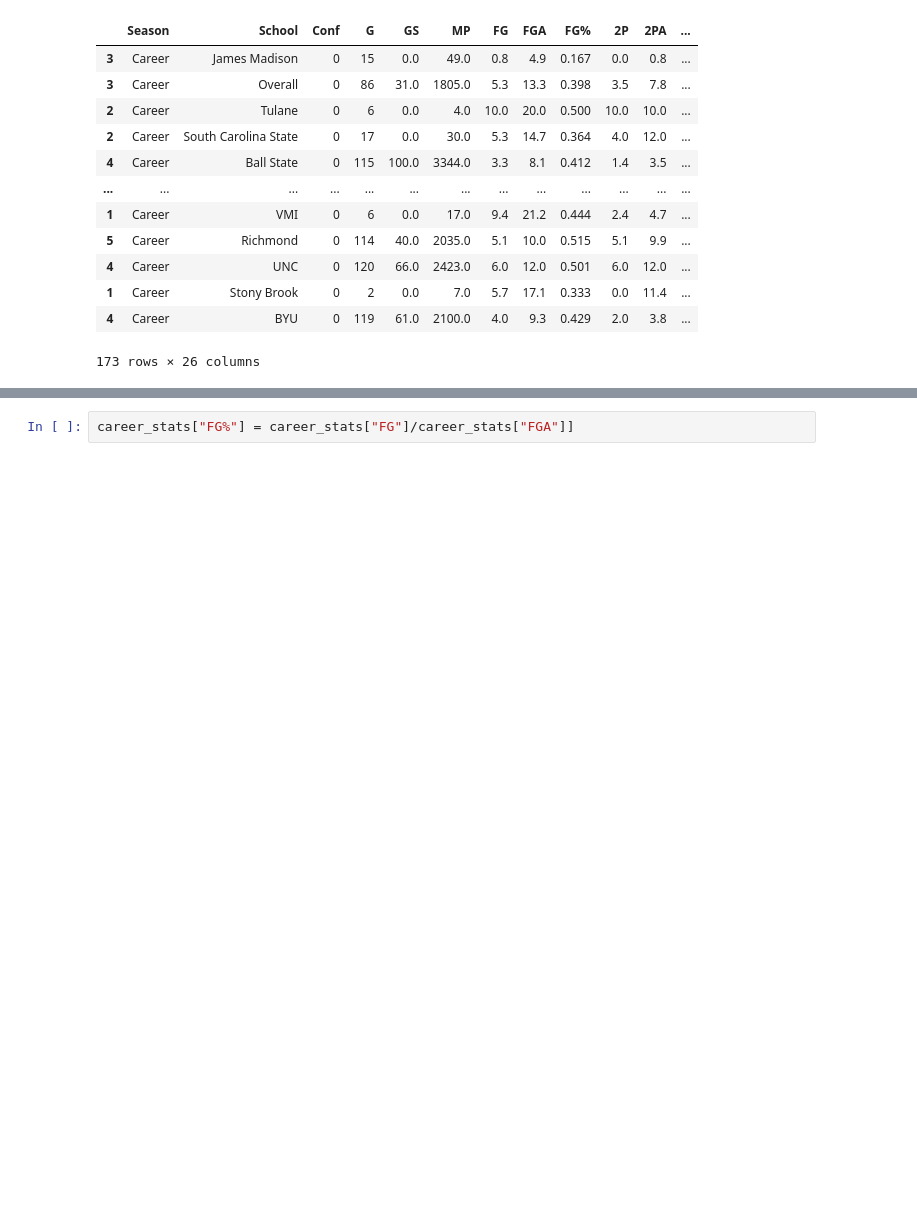
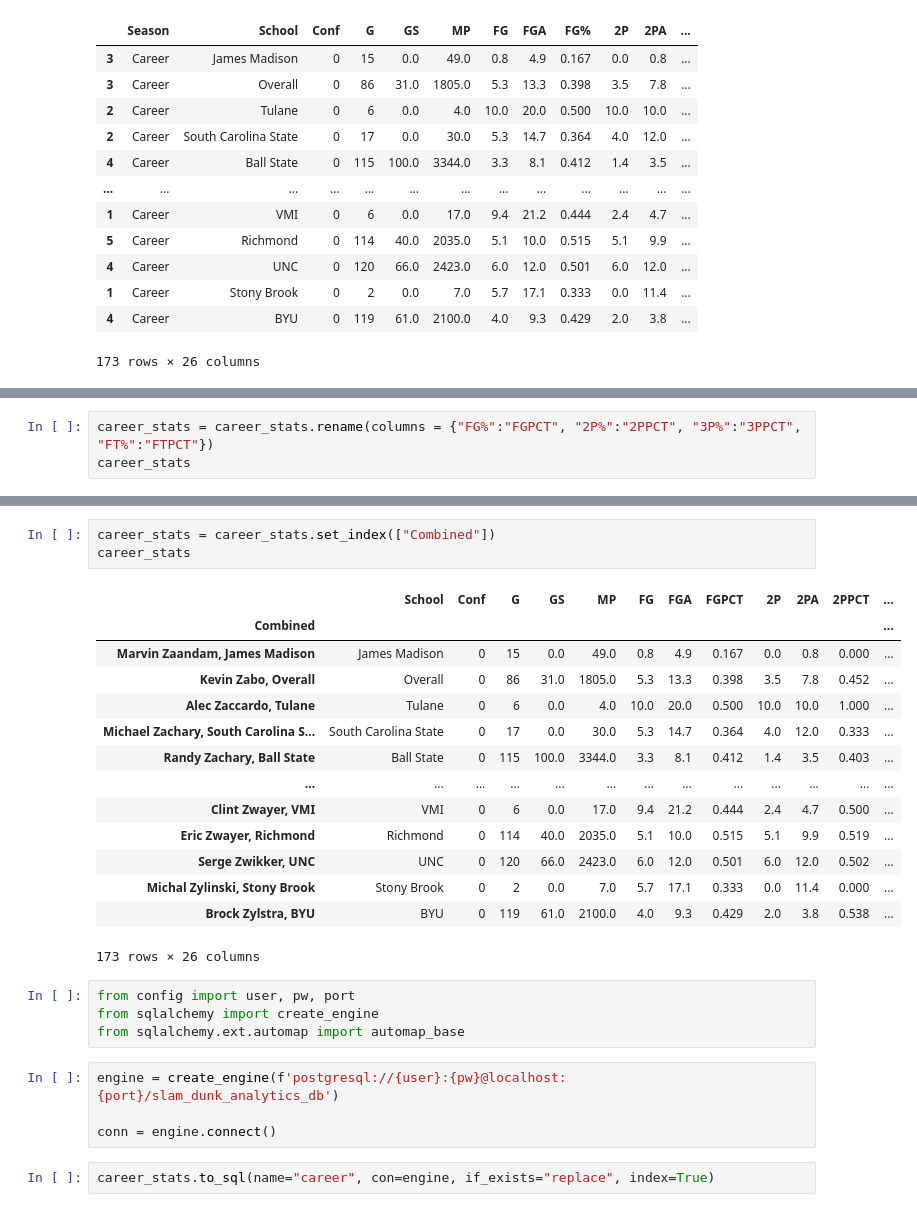
Before and after one commit to jacance/slam-dunk-analytics, a Jupyter notebook: Players_Test_SQL.ipynb, the cells around one changed output, grey strips where cells are left out. Cells and saved outputs as stored; diff of their text form; blank space fills up the shorter version.

```diff
--- a/Players_Test_SQL.ipynb
+++ b/Players_Test_SQL.ipynb
@@ -214,0 +240,3 @@ career_stats
+# %%
+career_stats = career_stats.rename(columns = {"FG%":"FGPCT", "2P%":"2PPCT", "3P%":"3PPCT", "FT%":"FTPCT"})
+career_stats
@@ -215,2 +257,28 @@ career_stats
 # %%
-career_stats["FG%"] = career_stats["FG"]/career_stats["FGA"]]
+career_stats = career_stats.set_index(["Combined"])
+career_stats
+# %% [output]
+|  | School | Conf | G | GS | MP | FG | FGA | FGPCT | 2P | 2PA | 2PPCT | ... |
+| Combined |  |  |  |  |  |  |  |  |  |  |  | ... |
+| Marvin Zaandam, James Madison | James Madison | 0 | 15 | 0.0 | 49.0 | 0.8 | 4.9 | 0.167 | 0.0 | 0.8 | 0.000 | ... |
+| Kevin Zabo, Overall | Overall | 0 | 86 | 31.0 | 1805.0 | 5.3 | 13.3 | 0.398 | 3.5 | 7.8 | 0.452 | ... |
+| Alec Zaccardo, Tulane | Tulane | 0 | 6 | 0.0 | 4.0 | 10.0 | 20.0 | 0.500 | 10.0 | 10.0 | 1.000 | ... |
+| Michael Zachary, South Carolina S... | South Carolina State | 0 | 17 | 0.0 | 30.0 | 5.3 | 14.7 | 0.364 | 4.0 | 12.0 | 0.333 | ... |
+| Randy Zachary, Ball State | Ball State | 0 | 115 | 100.0 | 3344.0 | 3.3 | 8.1 | 0.412 | 1.4 | 3.5 | 0.403 | ... |
+| ... | ... | ... | ... | ... | ... | ... | ... | ... | ... | ... | ... | ... |
+| Clint Zwayer, VMI | VMI | 0 | 6 | 0.0 | 17.0 | 9.4 | 21.2 | 0.444 | 2.4 | 4.7 | 0.500 | ... |
+| Eric Zwayer, Richmond | Richmond | 0 | 114 | 40.0 | 2035.0 | 5.1 | 10.0 | 0.515 | 5.1 | 9.9 | 0.519 | ... |
+| Serge Zwikker, UNC | UNC | 0 | 120 | 66.0 | 2423.0 | 6.0 | 12.0 | 0.501 | 6.0 | 12.0 | 0.502 | ... |
+| Michal Zylinski, Stony Brook | Stony Brook | 0 | 2 | 0.0 | 7.0 | 5.7 | 17.1 | 0.333 | 0.0 | 11.4 | 0.000 | ... |
+| Brock Zylstra, BYU | BYU | 0 | 119 | 61.0 | 2100.0 | 4.0 | 9.3 | 0.429 | 2.0 | 3.8 | 0.538 | ... |
+173 rows × 26 columns
+# %%
+from config import user, pw, port
+from sqlalchemy import create_engine
+from sqlalchemy.ext.automap import automap_base
+# %%
+engine = create_engine(f'postgresql://{user}:{pw}@localhost:{port}/slam_dunk_analytics_db')
+
+conn = engine.connect()
+# %%
+career_stats.to_sql(name="career", con=engine, if_exists="replace", index=True)
```
Also changed, not shown: parts of 7 cells of this notebook.
